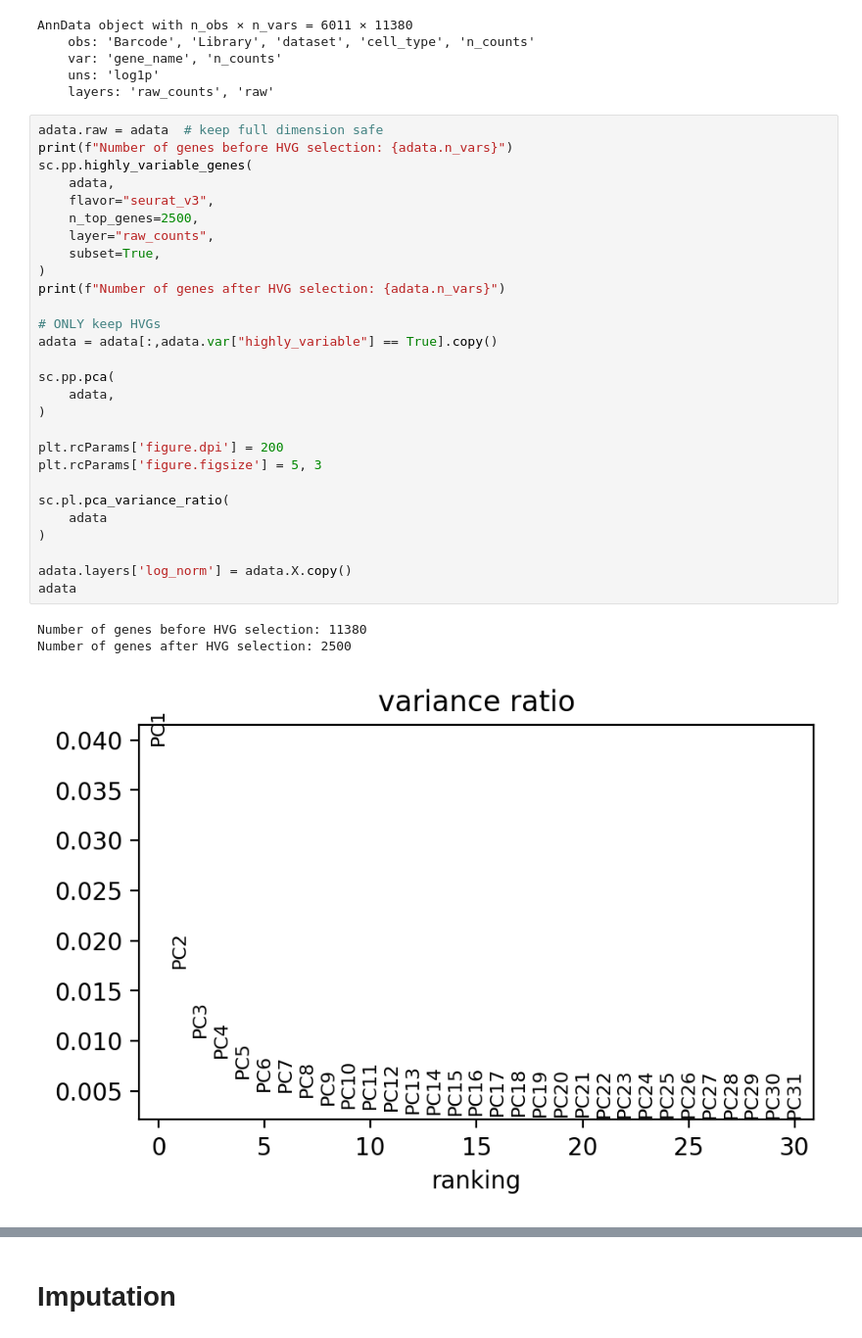
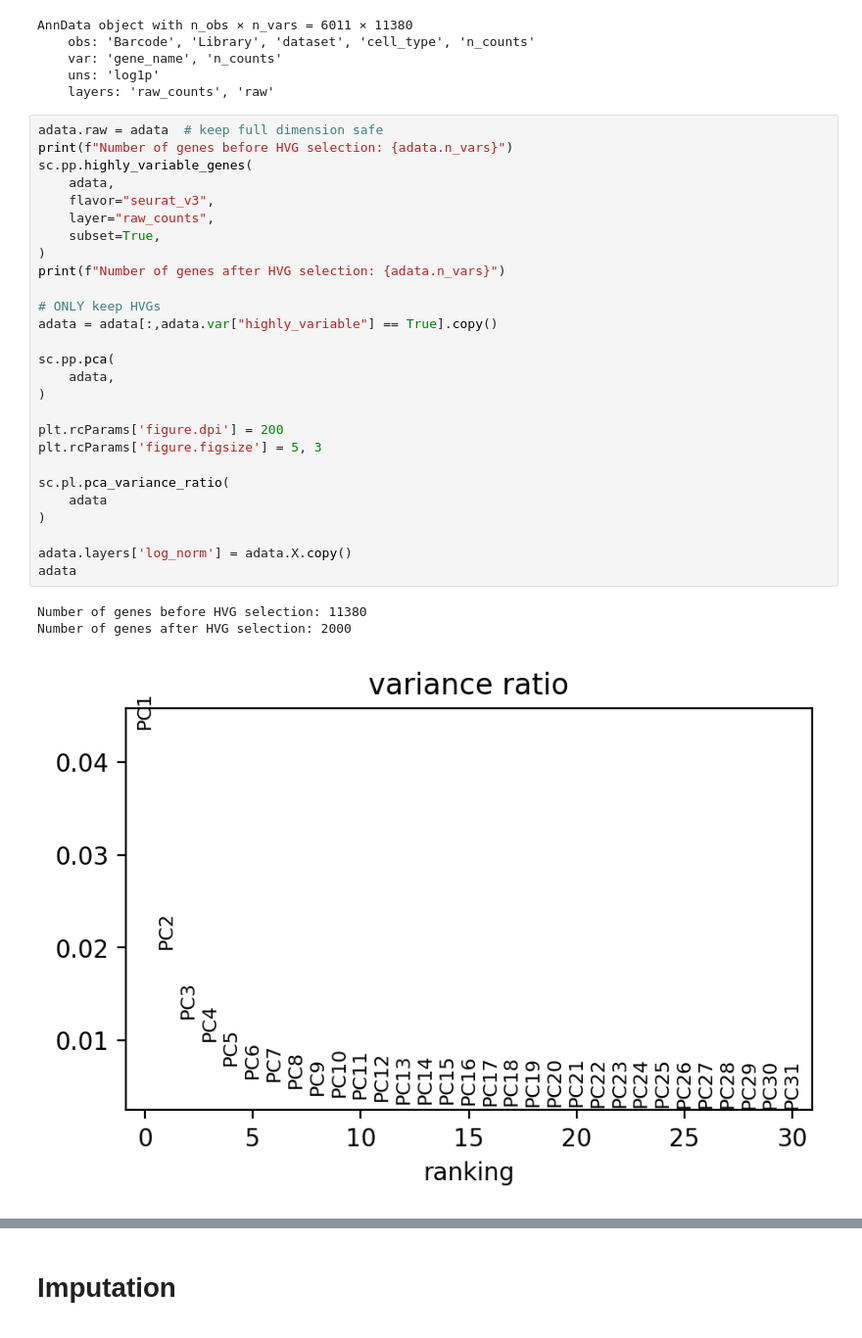
Before and after one commit to CooperStansbury/hematokytos, a Jupyter notebook: notebooks/NextCell/viz_data.ipynb, the cells around one changed output, grey strips where cells are left out. Shown: that part at 98% size. Drawn from its saved outputs; the diff is of its cells as text.

```diff
--- a/notebooks/NextCell/viz_data.ipynb
+++ b/notebooks/NextCell/viz_data.ipynb
@@ -370,32 +370,31 @@ AnnData object with n_obs × n_vars = 6011 × 11380
 # %%
 adata.raw = adata  # keep full dimension safe
 print(f"Number of genes before HVG selection: {adata.n_vars}")
 sc.pp.highly_variable_genes(
     adata,
     flavor="seurat_v3",
-    n_top_genes=2500,
     layer="raw_counts",
     subset=True,
 )
 print(f"Number of genes after HVG selection: {adata.n_vars}")
 
 # ONLY keep HVGs
 adata = adata[:,adata.var["highly_variable"] == True].copy()
 
 sc.pp.pca(
     adata,
 )
 
 plt.rcParams['figure.dpi'] = 200
 plt.rcParams['figure.figsize'] = 5, 3
 
 sc.pl.pca_variance_ratio(
     adata
 )
 
 adata.layers['log_norm'] = adata.X.copy()
 adata
 # %% [output]
 Number of genes before HVG selection: 11380
-Number of genes after HVG selection: 2500
+Number of genes after HVG selection: 2000
-[figure, old version]
+[figure, new version]
```
Also changed, not shown: parts of 11 cells of this notebook, 10 other files.
